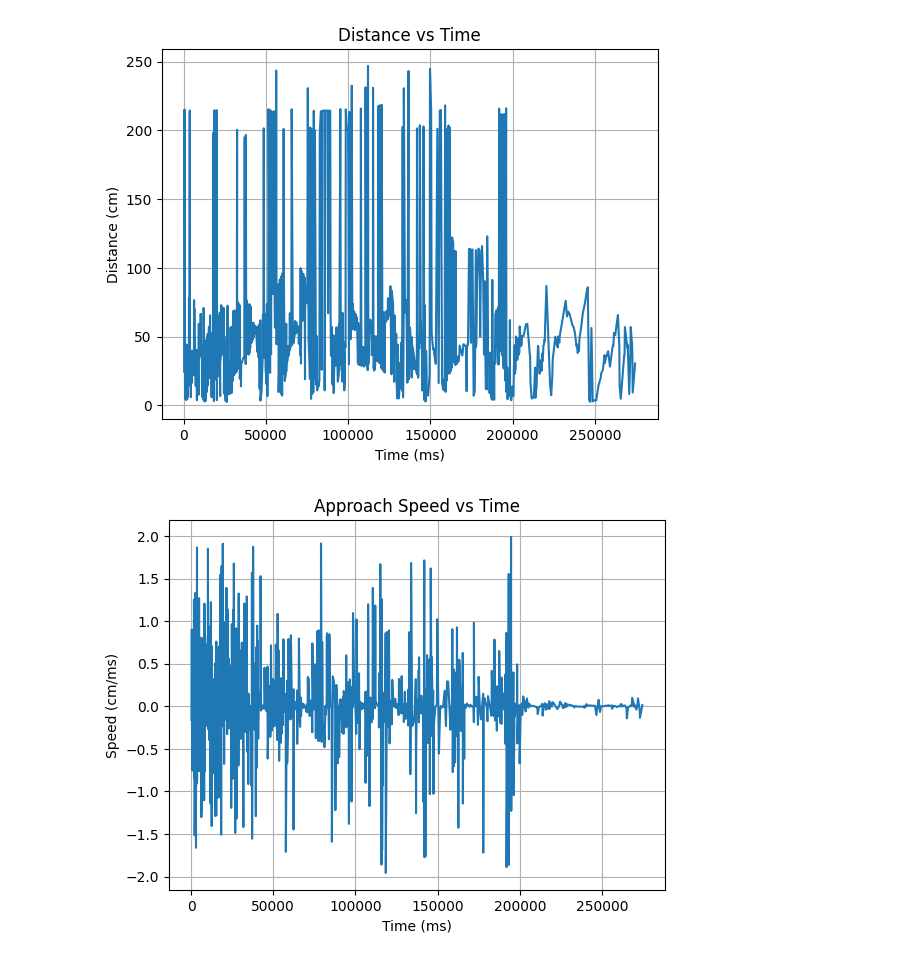
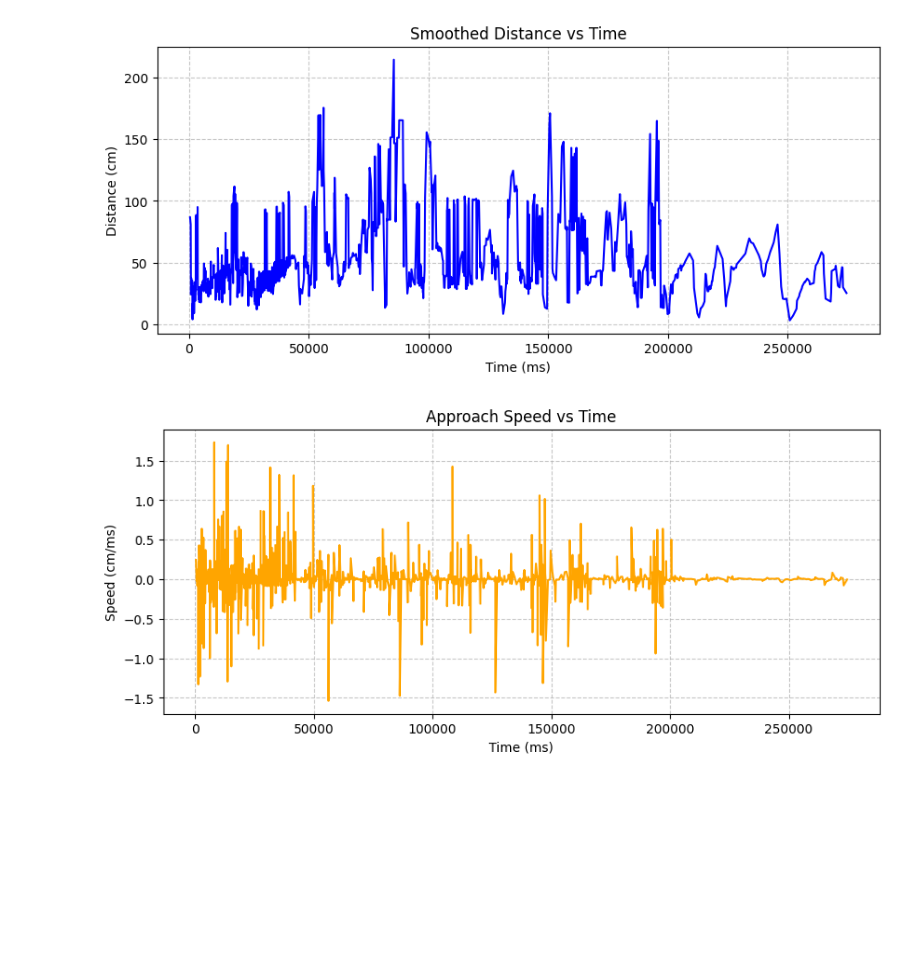
Before and after one commit to Pawandeep-Kaur06/SmartShoeProject, a Jupyter notebook: ml/visualize.ipynb, the cells around one changed output. Cells and saved outputs as stored; diff of their text form; code cells hidden in the pictures; blank space fills up the shorter version.

```diff
--- a/ml/visualize.ipynb
+++ b/ml/visualize.ipynb
@@ -5,58 +5,63 @@ import matplotlib.pyplot as plt
 # Load dataset
 data = pd.read_csv("../Dataset/smart_shoe_dataset_clean.csv")
 
+# ---- STEP 1: Smooth the data (Matches your ML Model!) ----
+data['distance_smooth'] = data['Distance'].rolling(window=3).mean()
+data = data.dropna(subset=['distance_smooth'])
 
-# ---- Create speed feature ----
-data['distance_diff'] = data['Distance'].diff()
+# ---- STEP 2: Create speed feature based on SMOOTHED data ----
+data['distance_diff'] = data['distance_smooth'].diff()
 data['time_diff'] = data['Time'].diff()
 data['speed'] = data['distance_diff'] / data['time_diff']
+
+# Filter anomalies and drop NaNs
 data = data[(data['speed'] > -2) & (data['speed'] < 2)]
-
 data = data.dropna()
 
 # -------------------------------
-# 1. Distance vs Time
+# 1. Smoothed Distance vs Time
 # -------------------------------
-plt.figure()
-plt.plot(data['Time'], data['Distance'])
-plt.title("Distance vs Time")
+plt.figure(figsize=(10, 4))
+plt.plot(data['Time'], data['distance_smooth'], color='blue')
+plt.title("Smoothed Distance vs Time")
 plt.xlabel("Time (ms)")
 plt.ylabel("Distance (cm)")
-plt.grid()
+plt.grid(True, linestyle='--', alpha=0.7)
 plt.show()
 
 # -------------------------------
 # 2. Speed vs Time
 # -------------------------------
-plt.figure()
-plt.plot(data['Time'], data['speed'])
+plt.figure(figsize=(10, 4))
+plt.plot(data['Time'], data['speed'], color='orange')
 plt.title("Approach Speed vs Time")
 plt.xlabel("Time (ms)")
 plt.ylabel("Speed (cm/ms)")
-plt.grid()
+plt.grid(True, linestyle='--', alpha=0.7)
 plt.show()
 
 # -------------------------------
 # 3. Distance Distribution
 # -------------------------------
-plt.figure()
-plt.hist(data['Distance'], bins=30)
+plt.figure(figsize=(8, 4))
+plt.hist(data['distance_smooth'], bins=30, color='green', edgecolor='black')
 plt.title("Distance Distribution")
-plt.xlabel("Distance (cm)")
+plt.xlabel("Smoothed Distance (cm)")
 plt.ylabel("Frequency")
-plt.grid()
+plt.grid(True, linestyle='--', alpha=0.7)
 plt.show()
 
 # -------------------------------
 # 4. Distance vs Speed (Scatter)
 # -------------------------------
-plt.figure()
-plt.scatter(data['Distance'], data['speed'])
+plt.figure(figsize=(8, 5))
+plt.scatter(data['distance_smooth'], data['speed'], alpha=0.5, color='purple')
 plt.title("Distance vs Speed Relationship")
-plt.xlabel("Distance (cm)")
+plt.xlabel("Smoothed Distance (cm)")
 plt.ylabel("Speed (cm/ms)")
-plt.grid()
+plt.axhline(0, color='black', linewidth=1) # Adds a line at 0 speed
+plt.grid(True, linestyle='--', alpha=0.7)
 plt.show()
 # %% [output]
-[figure, old version]
+[figure, new version]
-[figure, old version]
+[figure, new version]
```
Also changed, not shown: parts of 1 cell of this notebook, 1 other file.
